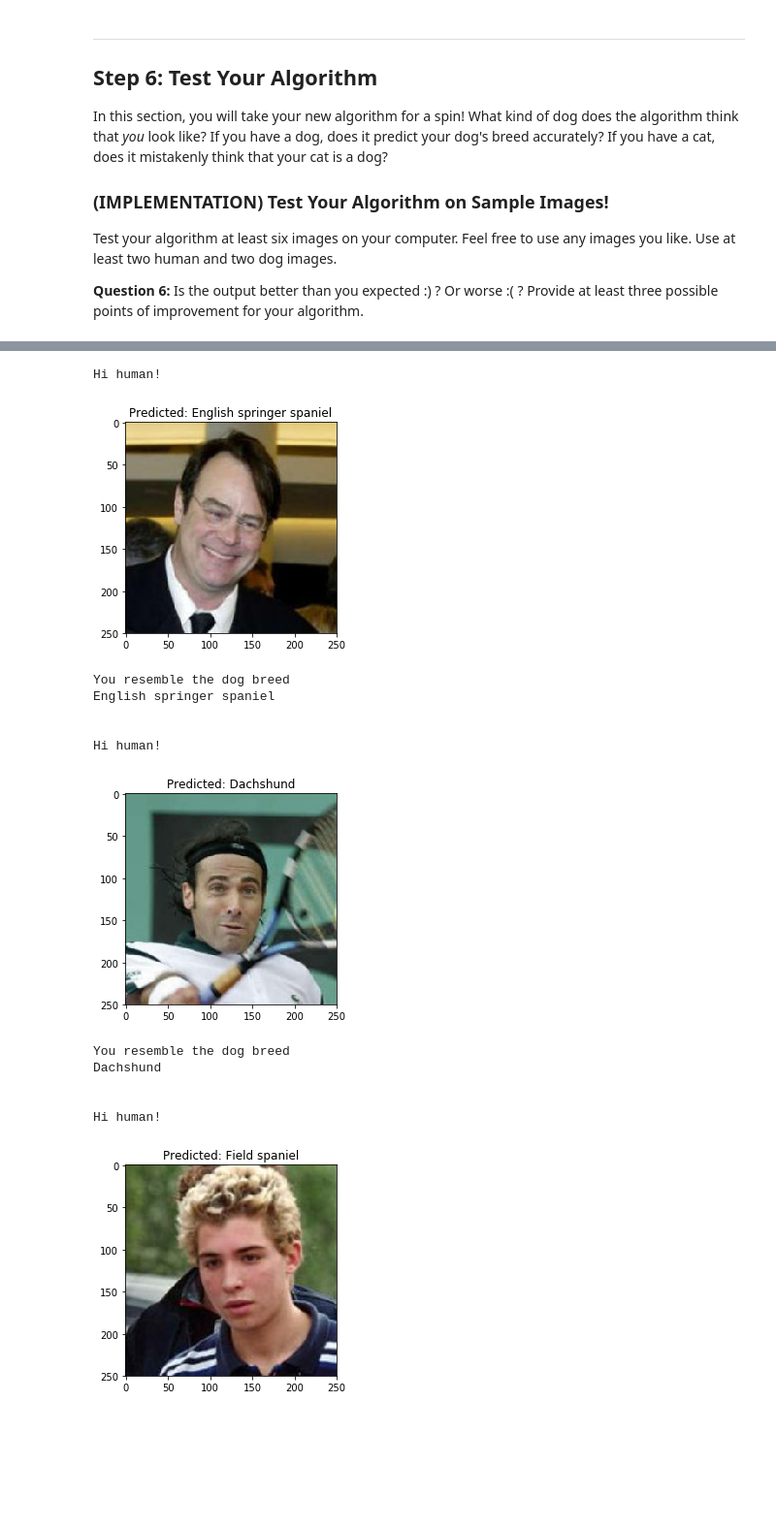
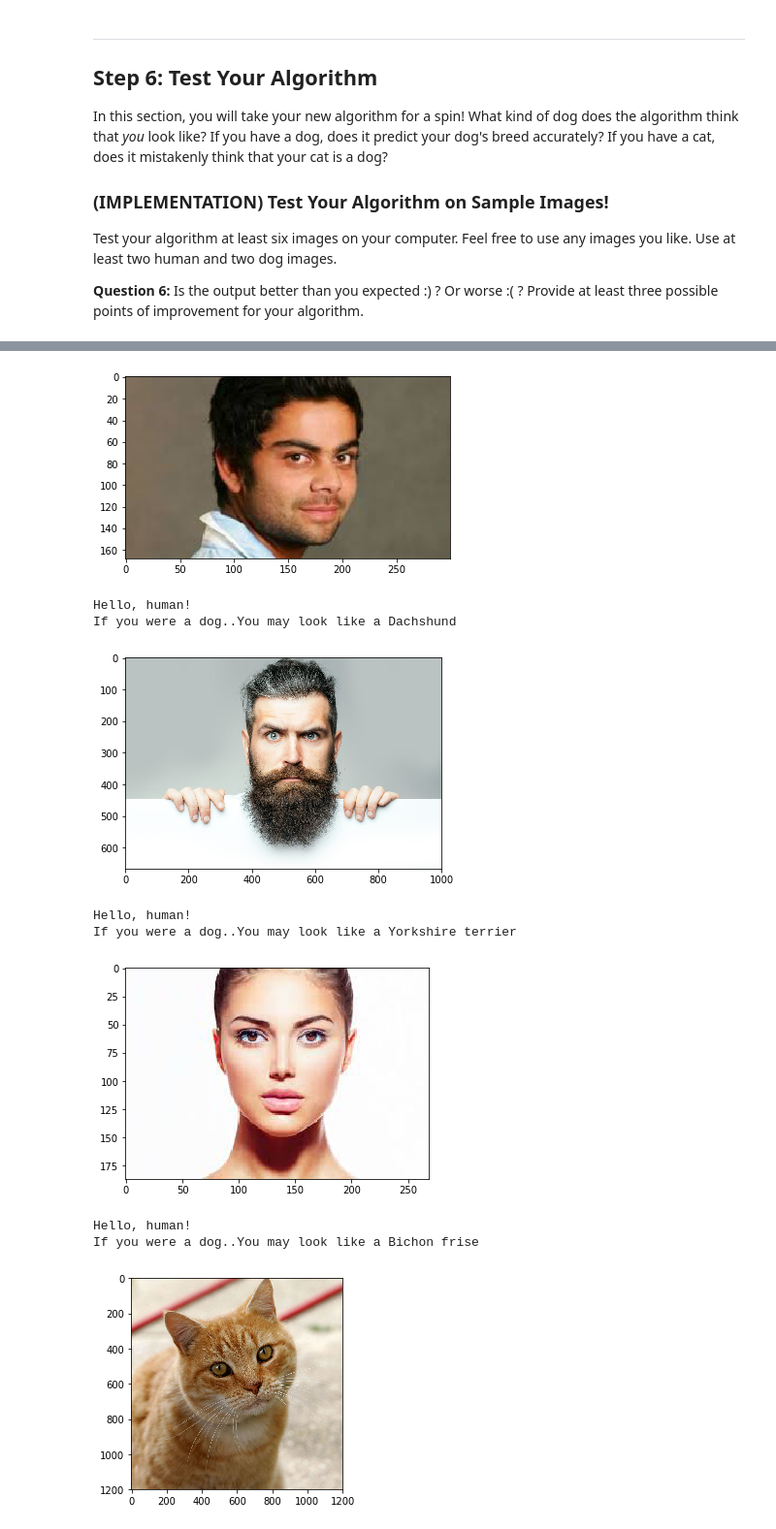
Before and after one commit to moumita14/Dog-Breed-Classifier, a Jupyter notebook: dog_app.ipynb, the cells around one changed output, grey strips where cells are left out. Shown at 97% size. Saved outputs shown, nothing was run; the diff lists cells and outputs as text; code cells hidden in the pictures; blank space fills up the shorter version.

```diff
--- a/dog_app.ipynb
+++ b/dog_app.ipynb
@@ -761,3 +687,6 @@ optimizer_transfer = optim.SGD(model_transfer.classifier.parameters(),lr=0.001,m
 ### (IMPLEMENTATION) Train and Validate the Model
 
 Train and validate your model in the code cell below.  [Save the final model parameters](http://pytorch.org/docs/master/notes/serialization.html) at filepath `'model_transfer.pt'`.
+# %%
+# train the model
+model_transfer =  train(10, loaders_transfer, model_transfer, optimizer_transfer, criterion_transfer, use_cuda, 'model_transfer.pt')
@@ -764,6 +711,3 @@ Train and validate your model in the code cell below.  [Save the final model par
 # %%
-# train the model
-model_transfer = train(50, loaders_transfer, model_transfer, optimizer_transfer, criterion_transfer, use_cuda, 'model_transfer.pt')
-
 # load the model that got the best validation accuracy (uncomment the line below)
 model_transfer.load_state_dict(torch.load('model_transfer.pt'))
@@ -860,0 +774,8 @@ predict_breed_transfer(dog_files_short[12])
+# %%
+def predict_breed_transfer(model, class_names, img_path):
+    # load the image and return the predicted breed
+    img = load_input_image(img_path)
+    model = model.cpu()
+    model.eval()
+    idx = torch.argmax(model(img))
+    return class_names[idx]
@@ -936,22 +880,23 @@ __Answer:__ (Three possible points for improvement)
 # %%
-## TODO: Execute your algorithm from Step 6 on
+### TODO: Execute your algorithm from Step 6 on
 ## at least 6 images on your computer.
+
+human_files = ['./my_images/human1.jpg', './my_images/human2.jpg', './my_images/human3.jpg','./my_images/Cat03.jpg' ]
+dog_files = ['./my_images/dog1.jpg', './my_images/dog2.jpg', './my_images/dog3.jpg']
+
 ## Feel free to use as many code cells as needed.
+
 ## suggested code, below
-for file in np.hstack((human_files[:3], dog_files[:3])):
+for file in np.hstack((human_files[:4], dog_files[:3])):
     run_app(file)
 # %% [output]
+[figure, new version]
-Hi human!
+Hello, human!
+If you were a dog..You may look like a Dachshund
-[figure, old version]
+[figure, new version]
-You resemble the dog breed
-English springer spaniel
-
-
-Hi human!
+Hello, human!
+If you were a dog..You may look like a Yorkshire terrier
-[figure, old version]
+[figure, new version]
-You resemble the dog breed
-Dachshund
-
-
-Hi human!
+Hello, human!
+If you were a dog..You may look like a Bichon frise
-[figure, old version]
+[figure, new version]
```
Also changed, not shown: parts of 63 cells of this notebook.
